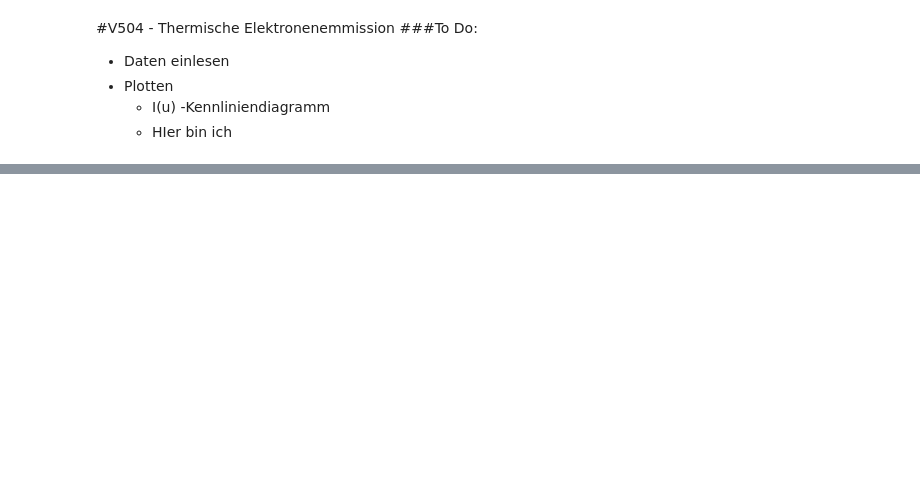
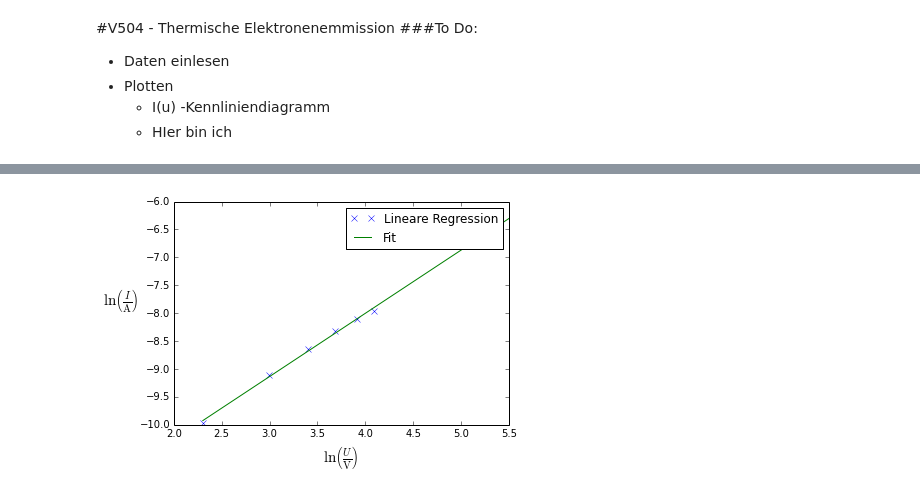
Before and after one commit to mbieker/V504, a Jupyter notebook: Auswertung V504.ipynb, the cells around one changed output, grey strips where cells are left out. Cells and saved outputs as stored; diff of their text form; code cells hidden in the pictures; blank space fills up the shorter version.

```diff
--- a/Auswertung V504.ipynb
+++ b/Auswertung V504.ipynb
@@ -28,0 +56,13 @@ legend()
+# %%
+x = linspace(log(U_b[0]),log(U[-1])) #
+y = m_b.n*x+b_b.n                        # Daten für die Ausgleichsgerade
+plot(log(U_b),log(I_b),'x', label="Lineare Regression")
+plot(x,y, label="Fit")
+ylabel(r"$\ln\left(\frac{I}{\rm A}\right)$", size = 15, rotation=0)
+xlabel(r"$\ln\left(\frac{U}{\rm V}\right)$",size=15)
+xlim(2,5.5)
+gca().yaxis.labelpad=20
+legend()
+savefig("plot_b.png")
+# %% [output]
+[figure, added]
```
Also changed, not shown: parts of 17 cells of this notebook, 8 other files.
